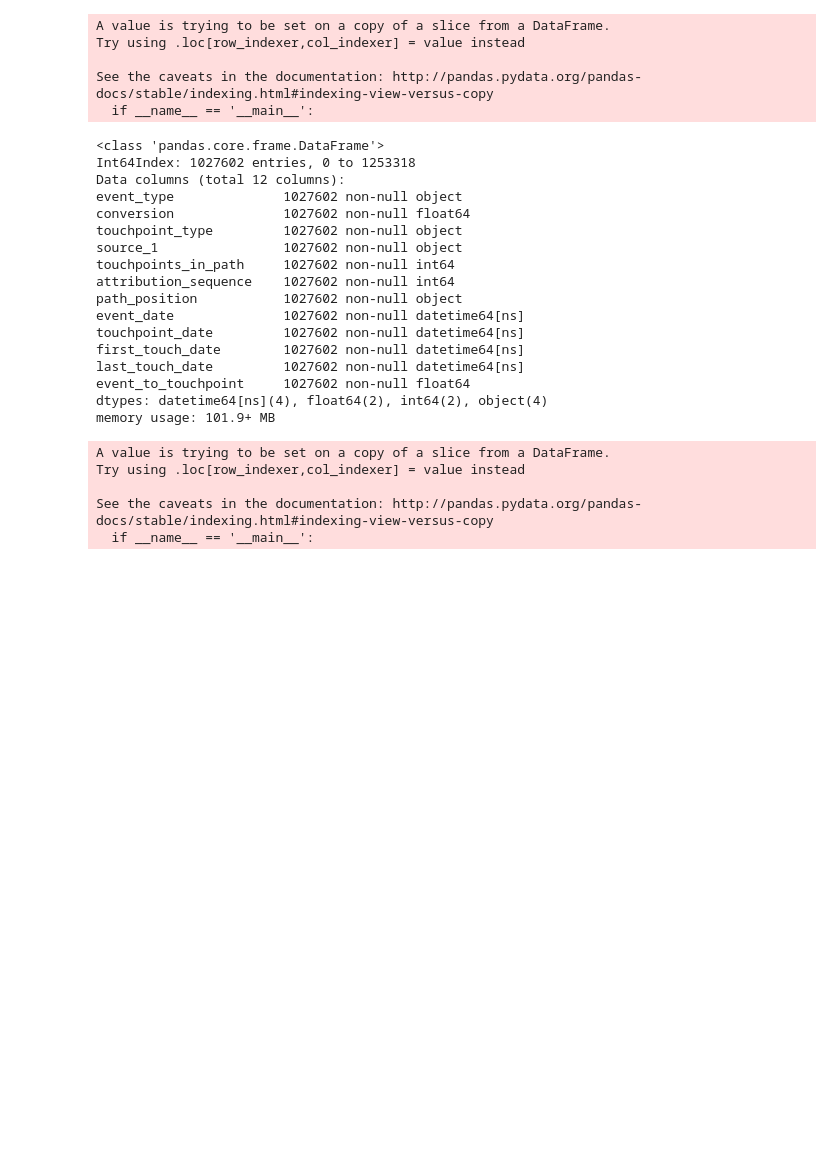
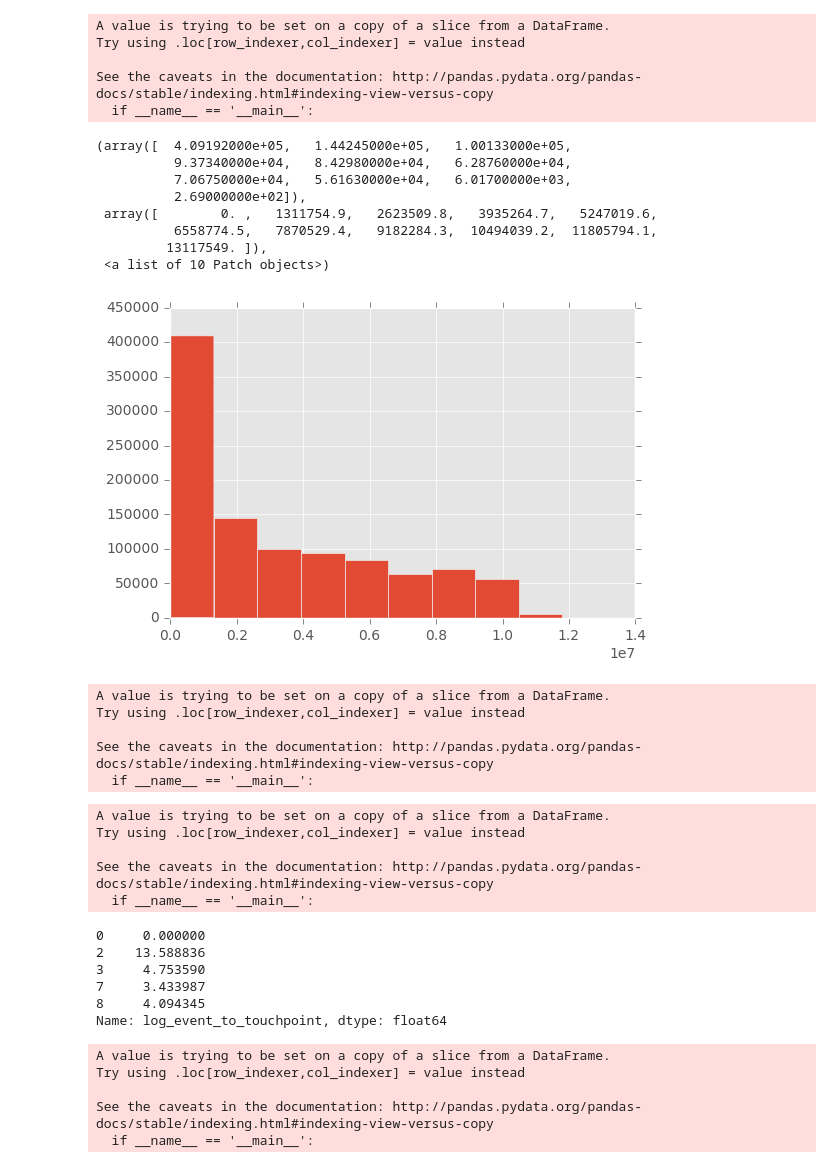
Before and after one commit to CodingZed/mta, a Jupyter notebook: report.ipynb, the cells around one changed output. Cells and saved outputs as stored; diff of their text form; code cells hidden in the pictures; blank space fills up the shorter version.

```diff
--- a/report.ipynb
+++ b/report.ipynb
@@ -139,0 +161,5 @@ df_model.head()
+# %%
+df_model['source_1'].replace({'social n etwork paid': 'social network paid',
+                              'social n etworkpaid':'social network paid',
+                              'social network  paid':'social network paid',
+                              'pchbrands':'ppc brand'},inplace=True)
@@ -145,26 +199,43 @@ Try using .loc[row_indexer,col_indexer] = value instead
 
 See the caveats in the documentation: http://pandas.pydata.org/pandas-docs/stable/indexing.html#indexing-view-versus-copy
   if __name__ == '__main__':
-# %%
-df_model.info()
-# %% [output]
-<class 'pandas.core.frame.DataFrame'>
-Int64Index: 1027602 entries, 0 to 1253318
-Data columns (total 12 columns):
-event_type              1027602 non-null object
-conversion              1027602 non-null float64
-touchpoint_type         1027602 non-null object
-source_1                1027602 non-null object
-touchpoints_in_path     1027602 non-null int64
-attribution_sequence    1027602 non-null int64
-path_position           1027602 non-null object
-event_date              1027602 non-null datetime64[ns]
-touchpoint_date         1027602 non-null datetime64[ns]
-first_touch_date        1027602 non-null datetime64[ns]
-last_touch_date         1027602 non-null datetime64[ns]
-event_to_touchpoint     1027602 non-null float64
-dtypes: datetime64[ns](4), float64(2), int64(2), object(4)
-memory usage: 101.9+ MB
+# %%
+plt.hist(df_model['event_to_touchpoint'])
+# %% [output]
+(array([  4.09192000e+05,   1.44245000e+05,   1.00133000e+05,
+          9.37340000e+04,   8.42980000e+04,   6.28760000e+04,
+          7.06750000e+04,   5.61630000e+04,   6.01700000e+03,
+          2.69000000e+02]),
+ array([        0. ,   1311754.9,   2623509.8,   3935264.7,   5247019.6,
+          6558774.5,   7870529.4,   9182284.3,  10494039.2,  11805794.1,
+         13117549. ]),
+ <a list of 10 Patch objects>)
+[figure, added]
+# %%
+df_model['event_to_touchpoint']=df_model['event_to_touchpoint']+1
+# %% [output]
+A value is trying to be set on a copy of a slice from a DataFrame.
+Try using .loc[row_indexer,col_indexer] = value instead
+
+See the caveats in the documentation: http://pandas.pydata.org/pandas-docs/stable/indexing.html#indexing-view-versus-copy
+  if __name__ == '__main__':
+# %%
+df_model['log_event_to_touchpoint']=np.log(df_model['event_to_touchpoint'])
+# %% [output]
+A value is trying to be set on a copy of a slice from a DataFrame.
+Try using .loc[row_indexer,col_indexer] = value instead
+
+See the caveats in the documentation: http://pandas.pydata.org/pandas-docs/stable/indexing.html#indexing-view-versus-copy
+  if __name__ == '__main__':
+# %%
+df_model['log_event_to_touchpoint'].head()
+# %% [output]
+0     0.000000
+2    13.588836
+3     4.753590
+7     3.433987
+8     4.094345
+Name: log_event_to_touchpoint, dtype: float64
 # %%
 df_model['day_of_week']=df_model.touchpoint_date.dt.weekday_name
 # %% [output]
```
Also changed, not shown: parts of 60 cells of this notebook.
